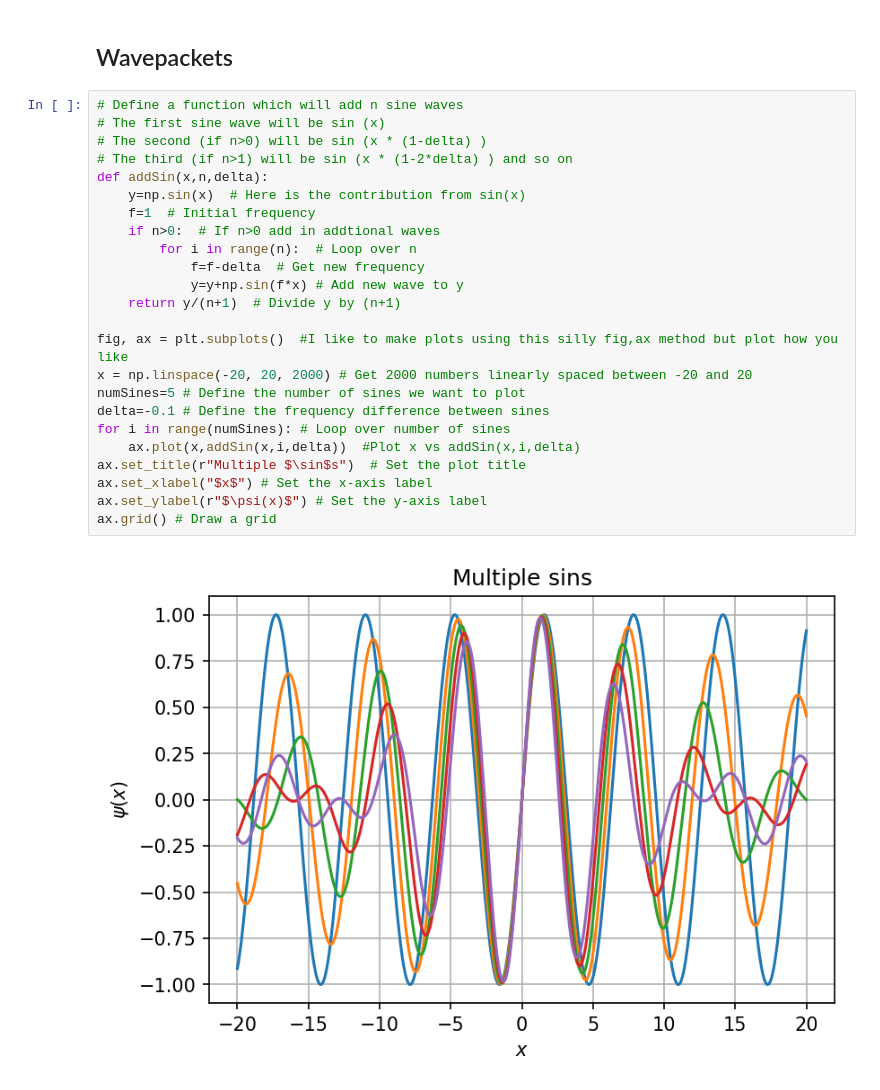
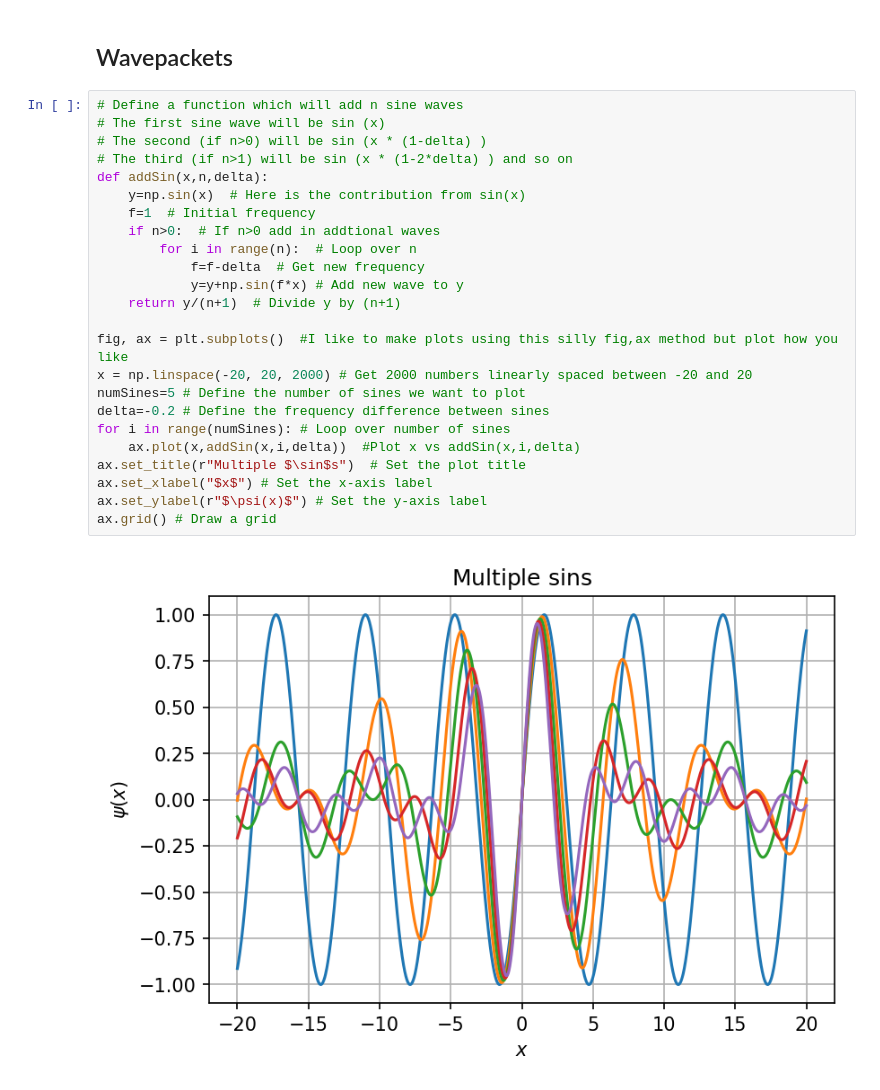
Before and after one commit to nichol77/pyQuantum, a Jupyter notebook: introToWavefunctions.ipynb, the cells around one changed output. Drawn from its saved outputs; the diff is of its cells as text.

```diff
--- a/introToWavefunctions.ipynb
+++ b/introToWavefunctions.ipynb
@@ -129,26 +129,26 @@ ax.set_xlim(-20,20) # Set the x-axis limits to be -20, 20
 # %%
 # Define a function which will add n sine waves
 # The first sine wave will be sin (x)
 # The second (if n>0) will be sin (x * (1-delta) )
 # The third (if n>1) will be sin (x * (1-2*delta) ) and so on
 def addSin(x,n,delta):
     y=np.sin(x)  # Here is the contribution from sin(x)
     f=1  # Initial frequency
     if n>0:  # If n>0 add in addtional waves
         for i in range(n):  # Loop over n
             f=f-delta  # Get new frequency
             y=y+np.sin(f*x) # Add new wave to y
     return y/(n+1)  # Divide y by (n+1)
 
 fig, ax = plt.subplots()  #I like to make plots using this silly fig,ax method but plot how you like
 x = np.linspace(-20, 20, 2000) # Get 2000 numbers linearly spaced between -20 and 20
 numSines=5 # Define the number of sines we want to plot
-delta=-0.1 # Define the frequency difference between sines
+delta=-0.2 # Define the frequency difference between sines
 for i in range(numSines): # Loop over number of sines
     ax.plot(x,addSin(x,i,delta))  #Plot x vs addSin(x,i,delta)
 ax.set_title(r"Multiple $\sin$s")  # Set the plot title
 ax.set_xlabel("$x$") # Set the x-axis label
 ax.set_ylabel(r"$\psi(x)$") # Set the y-axis label
 ax.grid() # Draw a grid
 # %% [output]
-[figure, old version]
+[figure, new version]
```
Also changed, not shown: parts of 2 cells of this notebook, 7 other files.
